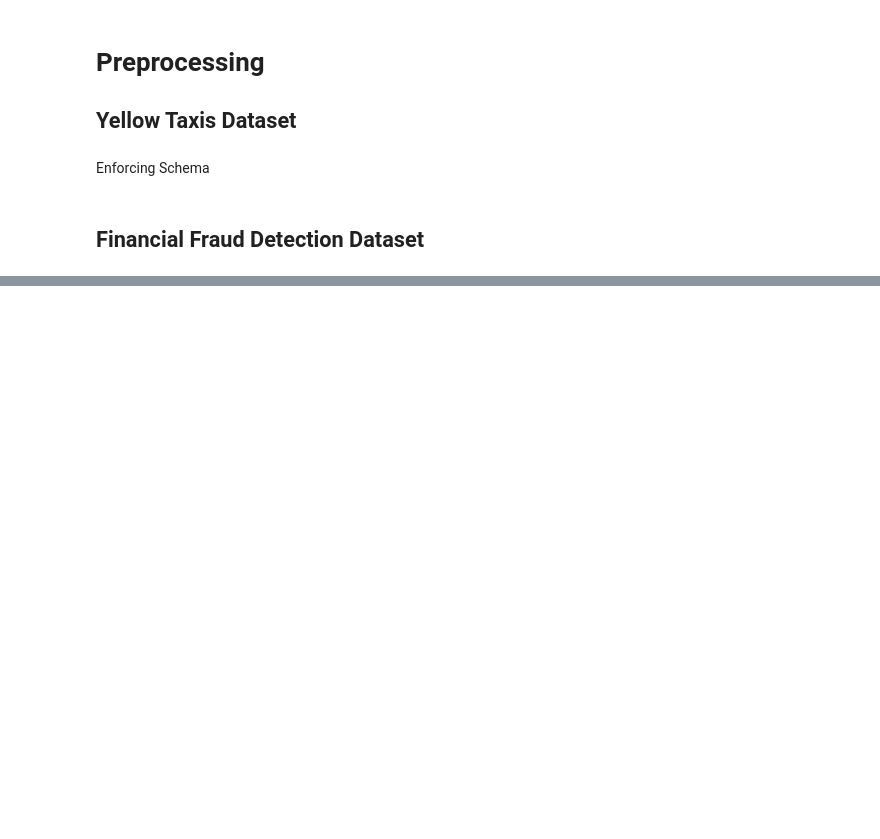
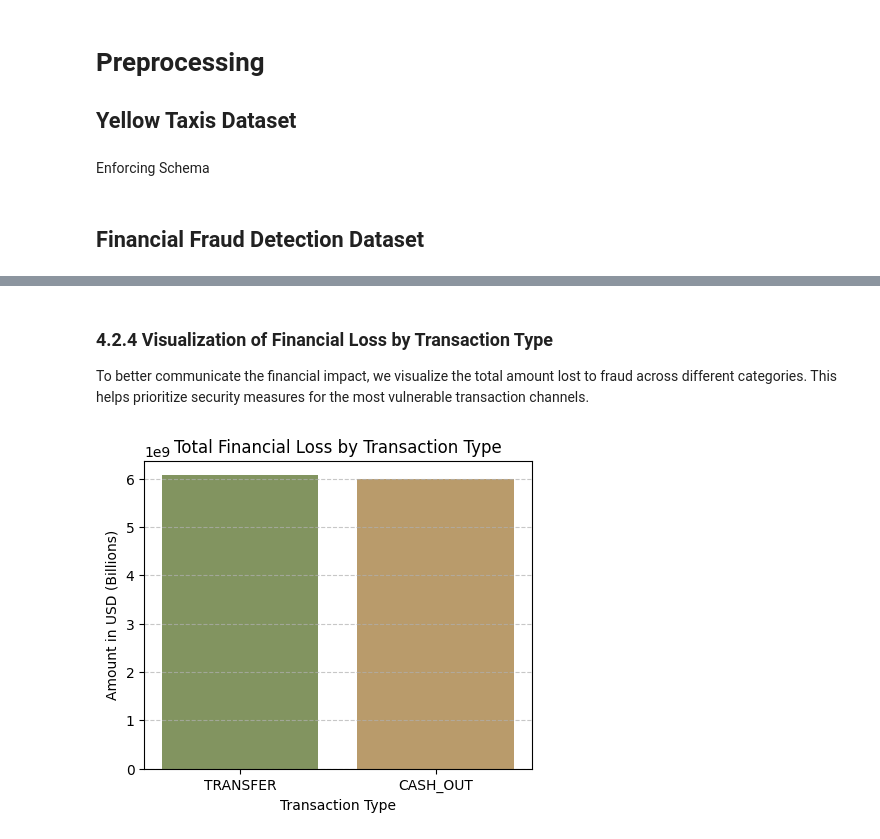
Before and after one commit to lourenco500/Big-Data-Analytics-Project, a Jupyter notebook: Notebook1.ipynb, the cells around one changed output, grey strips where cells are left out. Saved outputs shown, nothing was run; the diff lists cells and outputs as text; code cells hidden in the pictures; blank space fills up the shorter version.

Commit message:
fraud dataset

```diff
--- a/Notebook1.ipynb
+++ b/Notebook1.ipynb
@@ -535,0 +581,24 @@ schema = StructType([
+# %% [markdown]
+### 4.2.4 Visualization of Financial Loss by Transaction Type
+To better communicate the financial impact, we visualize the total amount lost to fraud across different categories. This helps prioritize security measures for the most vulnerable transaction channels.
+# %%
+import matplotlib.pyplot as plt
+
+# 1. Converter o resultado do RDD para um DataFrame de Pandas
+# (Fazemos isto porque o gráfico é pequeno, apenas 2 linhas)
+pdf = fraud_summary_df.toPandas()
+
+# 2. Criar o gráfico
+plt.figure(figsize=(5, 4))
+plt.bar(pdf['Transaction_Type'], pdf['Total_Amount'], color=['#829460', '#B99B6B'])
+
+# 3. Formatação
+plt.title('Total Financial Loss by Transaction Type')
+plt.ylabel('Amount in USD (Billions)')
+plt.xlabel('Transaction Type')
+plt.grid(axis='y', linestyle='--', alpha=0.7)
+
+# Mostrar o gráfico
+plt.show()
+# %% [output]
+[figure, added]
```
Also changed, not shown: parts of 24 cells of this notebook.
